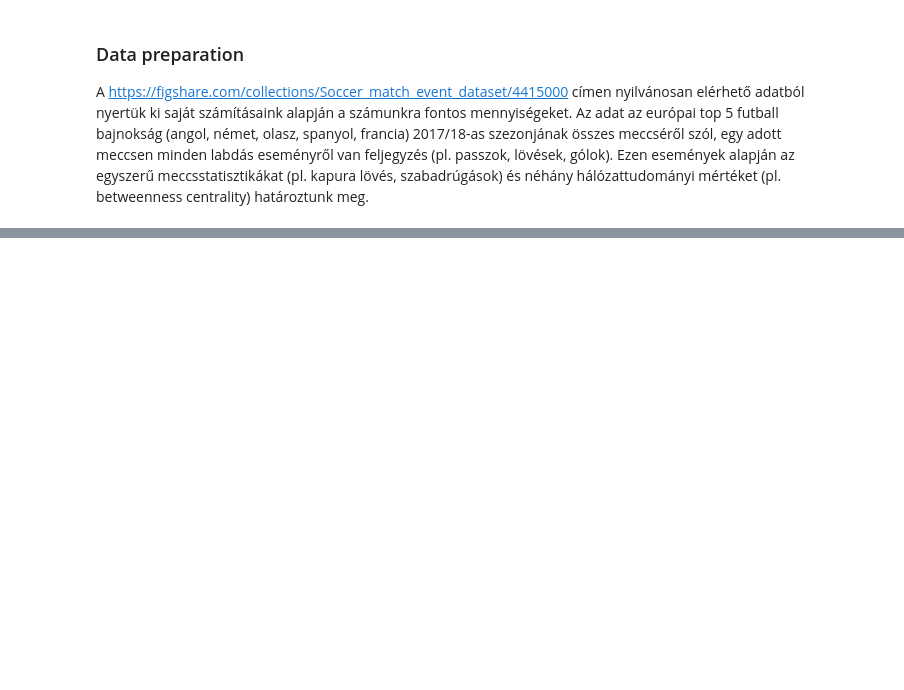
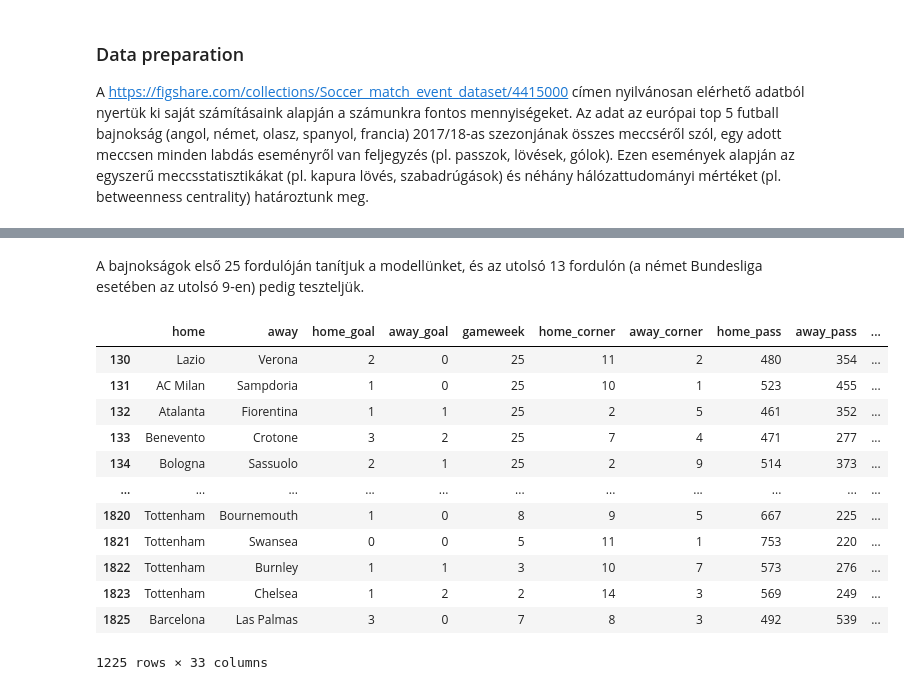
Before and after one commit to mebalint/hgt_m_csapat, a Jupyter notebook: hgt_football_project.ipynb, the cells around one changed output, grey strips where cells are left out. Cells and saved outputs as stored; diff of their text form; code cells hidden in the pictures; blank space fills up the shorter version.

```diff
--- a/hgt_football_project.ipynb
+++ b/hgt_football_project.ipynb
@@ -73,0 +87,21 @@ matches
+# %% [markdown]
+A bajnokságok első 25 fordulóján tanítjuk a modellünket, és az utolsó 13 fordulón (a német Bundesliga esetében az utolsó 9-en) pedig teszteljük.
+# %%
+train_df=matches[matches['gameweek']<=25]
+test_df=matches[matches['gameweek']>25]
+# %%
+train_df
+# %% [output]
+|  | home | away | home_goal | away_goal | gameweek | home_corner | away_corner | home_pass | away_pass | ... |
+| 130 | Lazio | Verona | 2 | 0 | 25 | 11 | 2 | 480 | 354 | ... |
+| 131 | AC Milan | Sampdoria | 1 | 0 | 25 | 10 | 1 | 523 | 455 | ... |
+| 132 | Atalanta | Fiorentina | 1 | 1 | 25 | 2 | 5 | 461 | 352 | ... |
+| 133 | Benevento | Crotone | 3 | 2 | 25 | 7 | 4 | 471 | 277 | ... |
+| 134 | Bologna | Sassuolo | 2 | 1 | 25 | 2 | 9 | 514 | 373 | ... |
+| ... | ... | ... | ... | ... | ... | ... | ... | ... | ... | ... |
+| 1820 | Tottenham | Bournemouth | 1 | 0 | 8 | 9 | 5 | 667 | 225 | ... |
+| 1821 | Tottenham | Swansea | 0 | 0 | 5 | 11 | 1 | 753 | 220 | ... |
+| 1822 | Tottenham | Burnley | 1 | 1 | 3 | 10 | 7 | 573 | 276 | ... |
+| 1823 | Tottenham | Chelsea | 1 | 2 | 2 | 14 | 3 | 569 | 249 | ... |
+| 1825 | Barcelona | Las Palmas | 3 | 0 | 7 | 8 | 3 | 492 | 539 | ... |
+1225 rows × 33 columns
```
Also changed, not shown: parts of 10 cells of this notebook.
